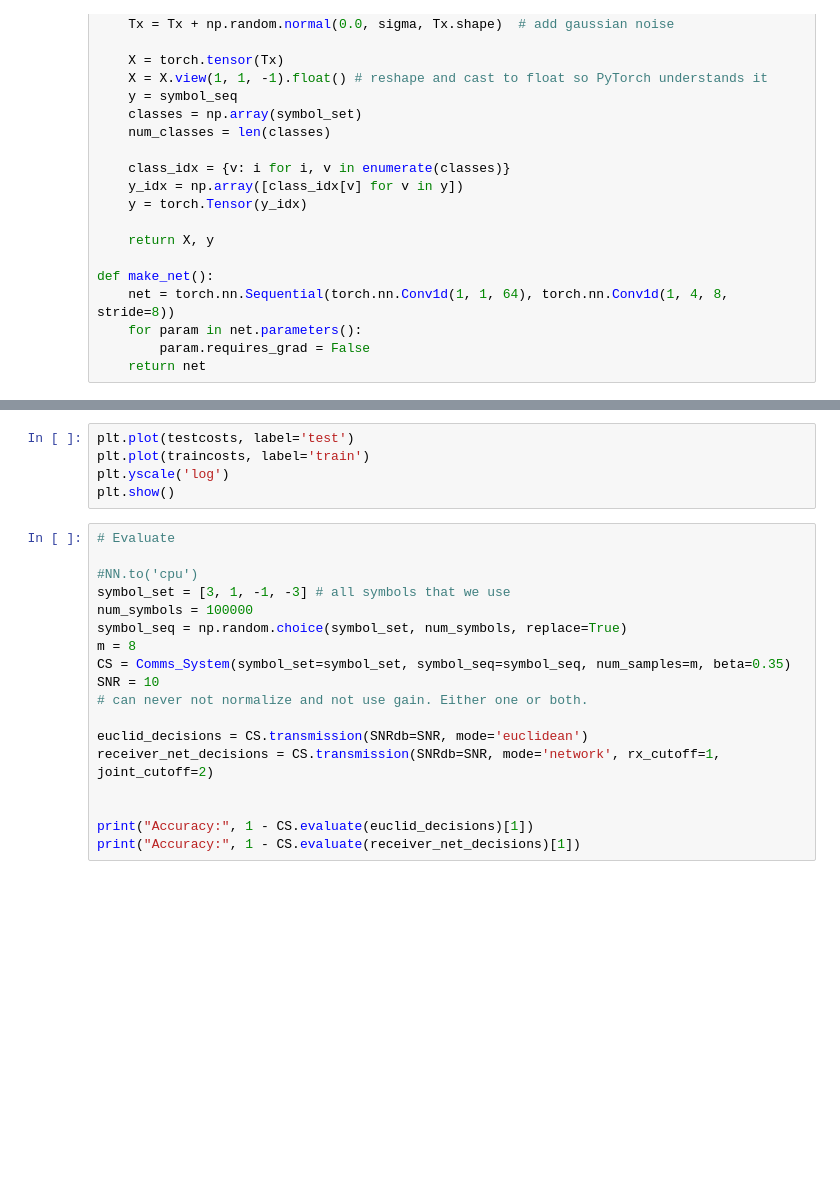
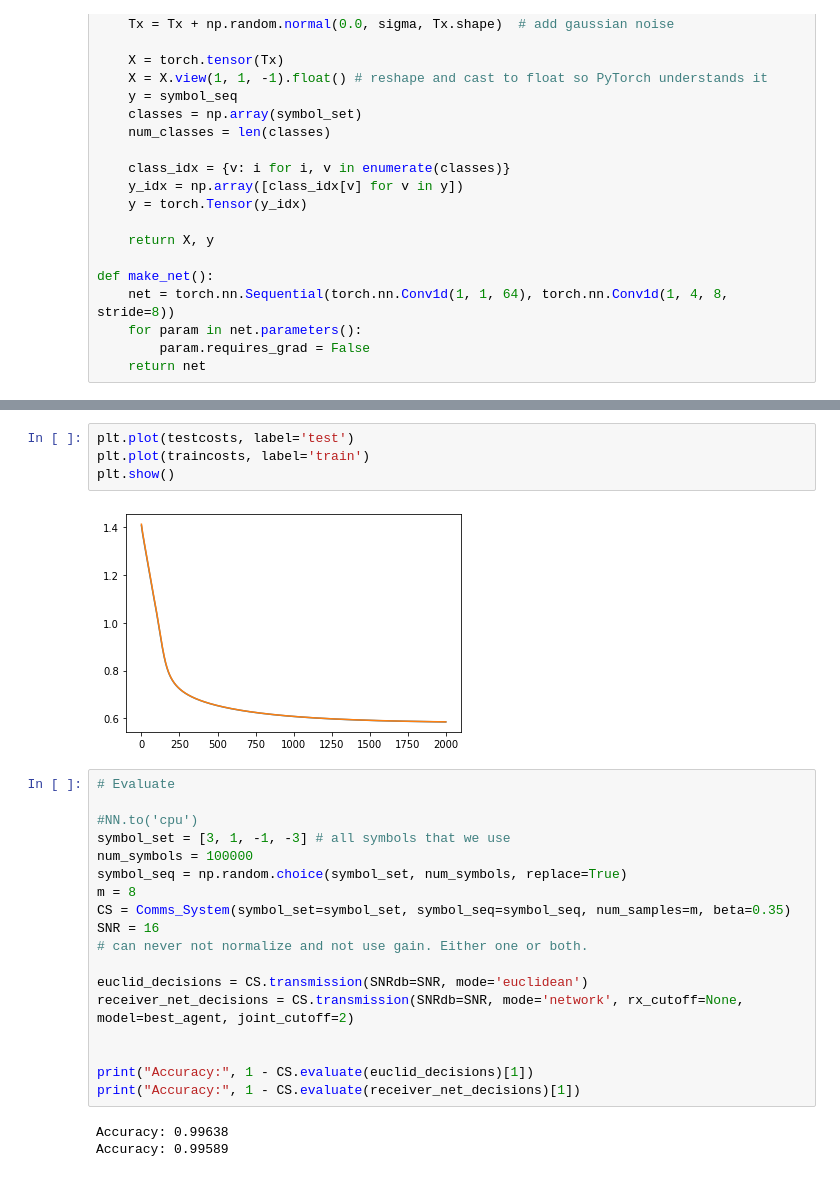
Before and after one commit to FaxMan1/Master-Thesis, a Jupyter notebook: Jupyter/MLFilterPytorch.ipynb, the cells around one changed output, grey strips where cells are left out. Saved outputs shown, nothing was run; the diff lists cells and outputs as text; blank space fills up the shorter version.

```diff
--- a/Jupyter/MLFilterPytorch.ipynb
+++ b/Jupyter/MLFilterPytorch.ipynb
@@ -86,8 +111,9 @@ testcosts, traincosts = train_loop(model=NN.to('cuda'), optimizer=optimizer, cos
 # %%
 plt.plot(testcosts, label='test')
 plt.plot(traincosts, label='train')
-plt.yscale('log')
 plt.show()
+# %% [output]
+[figure, added]
 # %%
 # Evaluate
 
@@ -97,14 +123,17 @@ num_symbols = 100000
 symbol_seq = np.random.choice(symbol_set, num_symbols, replace=True)
 m = 8
 CS = Comms_System(symbol_set=symbol_set, symbol_seq=symbol_seq, num_samples=m, beta=0.35)
-SNR = 10
+SNR = 16
 # can never not normalize and not use gain. Either one or both.
 
 euclid_decisions = CS.transmission(SNRdb=SNR, mode='euclidean')
-receiver_net_decisions = CS.transmission(SNRdb=SNR, mode='network', rx_cutoff=1, joint_cutoff=2)
+receiver_net_decisions = CS.transmission(SNRdb=SNR, mode='network', rx_cutoff=None, model=best_agent, joint_cutoff=2)
 
 
 print("Accuracy:", 1 - CS.evaluate(euclid_decisions)[1])
 print("Accuracy:", 1 - CS.evaluate(receiver_net_decisions)[1])
+# %% [output]
+Accuracy: 0.99638
+Accuracy: 0.99589
 # %%
 SNRdbs, euclid_er, network_er, NN_er, block_er, joint_er,  error_theory = \
```
Also changed, not shown: parts of 6 cells of this notebook, 1 other file.
